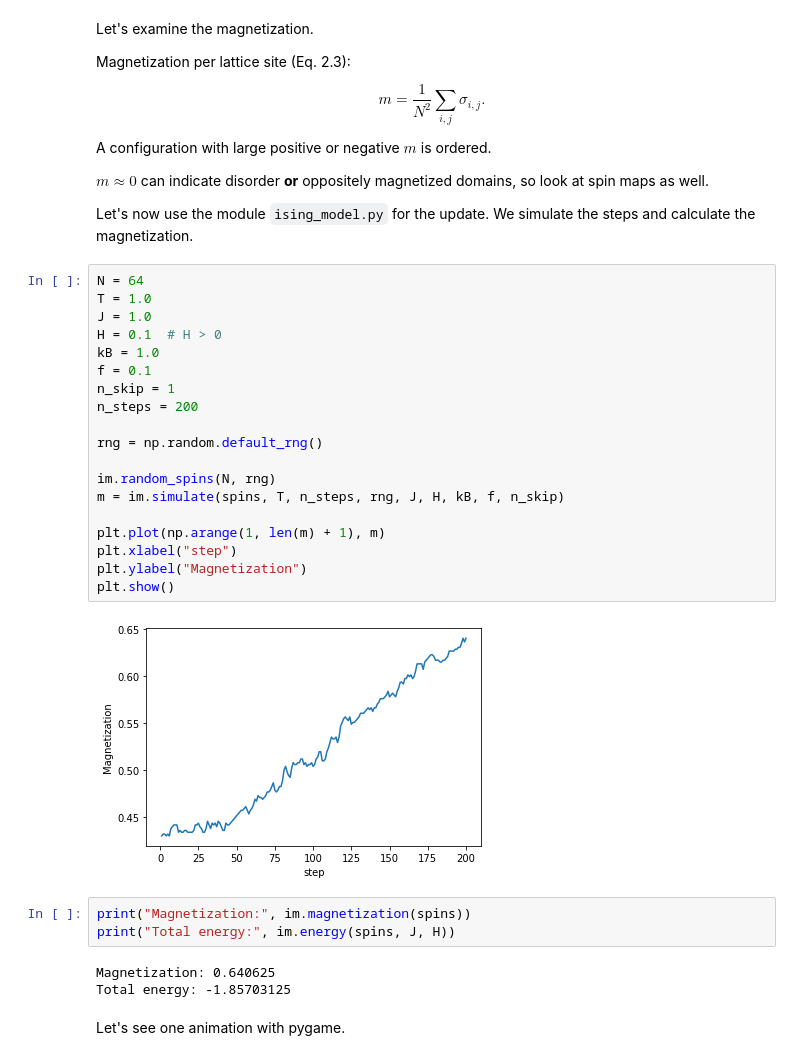
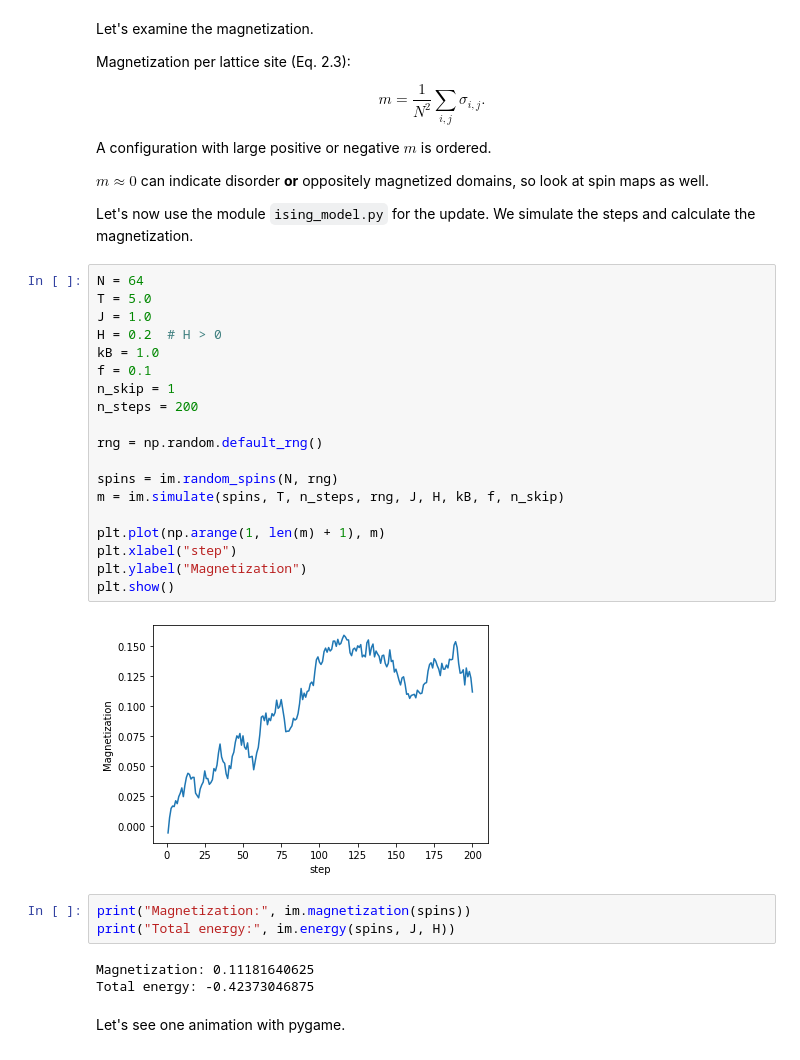
Before and after one commit to FFR120-FYM119/FFR120-FYM119-course, a Jupyter notebook: Ch02_ising_model/ec02_2_ising_model/ising_model.ipynb, the cells around one changed output. Saved outputs shown, nothing was run; the diff lists cells and outputs as text.

```diff
--- a/Ch02_ising_model/ec02_2_ising_model/ising_model.ipynb
+++ b/Ch02_ising_model/ec02_2_ising_model/ising_model.ipynb
@@ -206,31 +206,31 @@ Let's now use the module `ising_model.py` for the update.
 We simulate the steps and calculate the magnetization.
 # %%
 N = 64
-T = 1.0
+T = 5.0
 J = 1.0
-H = 0.1  # H > 0
+H = 0.2  # H > 0
 kB = 1.0
 f = 0.1
 n_skip = 1
 n_steps = 200
 
 rng = np.random.default_rng()
 
-im.random_spins(N, rng)
+spins = im.random_spins(N, rng)
 m = im.simulate(spins, T, n_steps, rng, J, H, kB, f, n_skip)
 
 plt.plot(np.arange(1, len(m) + 1), m)
 plt.xlabel("step")
 plt.ylabel("Magnetization")
 plt.show()
 # %% [output]
-[figure, old version]
+[figure, new version]
 # %%
 print("Magnetization:", im.magnetization(spins))
 print("Total energy:", im.energy(spins, J, H))
 # %% [output]
-Magnetization: 0.640625
-Total energy: -1.85703125
+Magnetization: 0.11181640625
+Total energy: -0.42373046875
 # %% [markdown]
 <a id="animation"></a>
 Let's see one animation with pygame.
```
Also changed, not shown: parts of 8 cells of this notebook.
